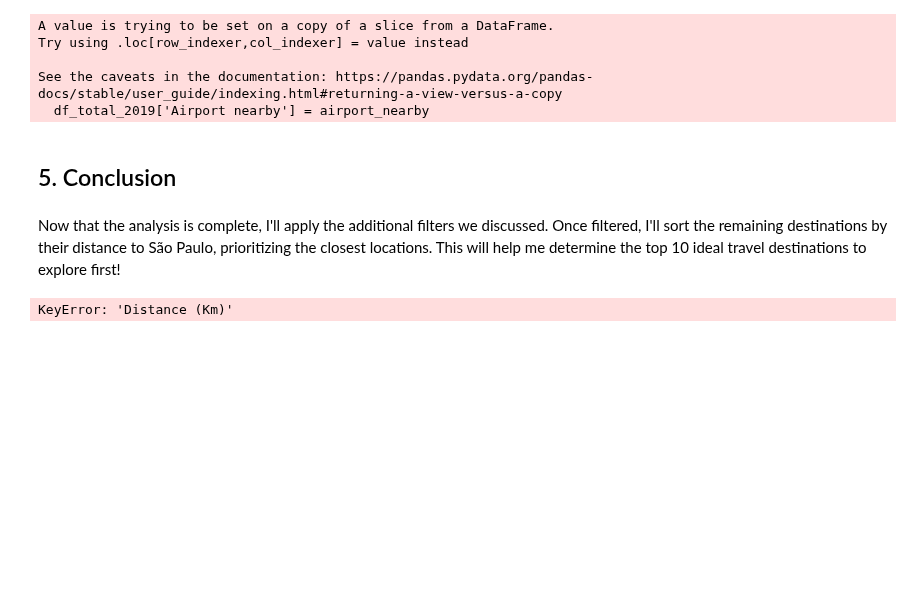
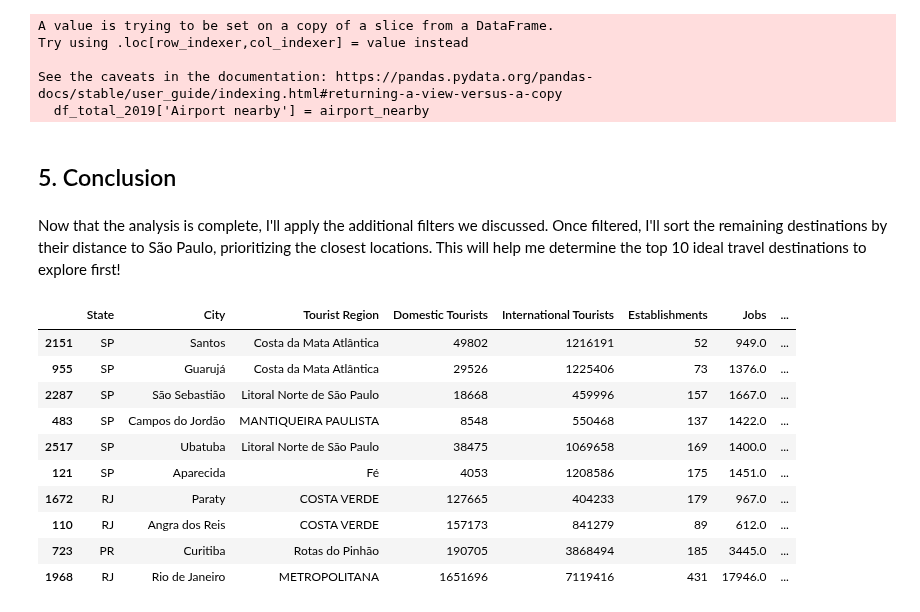
Before and after one commit to juhtolent/Brazil_Tourism, a Jupyter notebook: Data Analysis - Tourism.ipynb, the cells around one changed output. Drawn from its saved outputs; the diff is of its cells as text; code cells hidden in the pictures; blank space fills up the shorter version.

```diff
--- a/Data Analysis - Tourism.ipynb
+++ b/Data Analysis - Tourism.ipynb
@@ -657,8 +657,18 @@ See the caveats in the documentation: https://pandas.pydata.org/pandas-docs/stab
 # %% [markdown]
 Now that the analysis is complete, I'll apply the additional filters we discussed. Once filtered, I'll sort the remaining destinations by their distance to São Paulo, prioritizing the closest locations. This will help me determine the top 10 ideal travel destinations to explore first!
 # %%
-df_total+_[(df_total['Year'] == 2019) &
-         (df_total['Category Stability'] == 12)
+df_total_2019[(df_total_2019['Year'] == 2019) &
+         (df_total_2019['Category Stability'] == 12)
          ].sort_values(by='Distance (Km)',ascending=True).head(10)
 # %% [output]
-KeyError: 'Distance (Km)'
+|  | State | City | Tourist Region | Domestic Tourists | International Tourists | Establishments | Jobs | ... |
+| 2151 | SP | Santos | Costa da Mata Atlântica | 49802 | 1216191 | 52 | 949.0 | ... |
+| 955 | SP | Guarujá | Costa da Mata Atlântica | 29526 | 1225406 | 73 | 1376.0 | ... |
+| 2287 | SP | São Sebastião | Litoral Norte de São Paulo | 18668 | 459996 | 157 | 1667.0 | ... |
+| 483 | SP | Campos do Jordão | MANTIQUEIRA PAULISTA | 8548 | 550468 | 137 | 1422.0 | ... |
+| 2517 | SP | Ubatuba | Litoral Norte de São Paulo | 38475 | 1069658 | 169 | 1400.0 | ... |
+| 121 | SP | Aparecida | Fé | 4053 | 1208586 | 175 | 1451.0 | ... |
+| 1672 | RJ | Paraty | COSTA VERDE | 127665 | 404233 | 179 | 967.0 | ... |
+| 110 | RJ | Angra dos Reis | COSTA VERDE | 157173 | 841279 | 89 | 612.0 | ... |
+| 723 | PR | Curitiba | Rotas do Pinhão | 190705 | 3868494 | 185 | 3445.0 | ... |
+| 1968 | RJ | Rio de Janeiro | METROPOLITANA | 1651696 | 7119416 | 431 | 17946.0 | ... |
```
